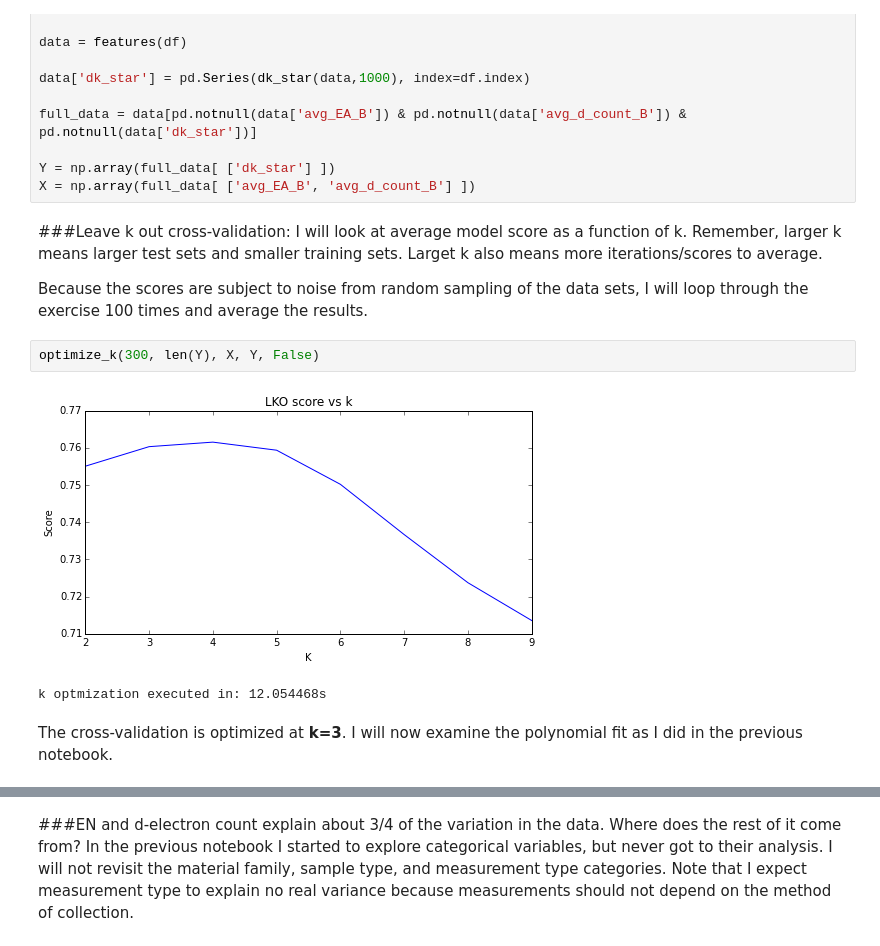
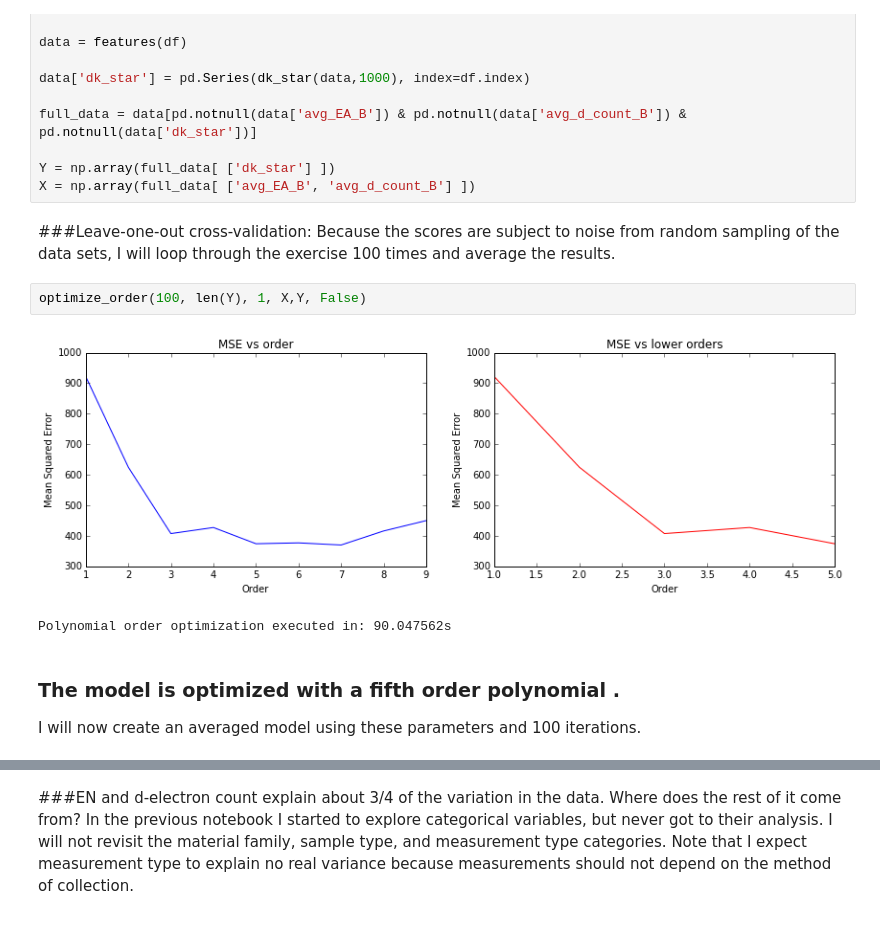
Before and after one commit to alex-miller-0/masters_notebooks, a Jupyter notebook: python/2_leave_k_out_3_categories.ipynb, the cells around one changed output, grey strips where cells are left out. Saved outputs shown, nothing was run; the diff lists cells and outputs as text.

```diff
--- a/python/2_leave_k_out_3_categories.ipynb
+++ b/python/2_leave_k_out_3_categories.ipynb
@@ -28,15 +28,14 @@ full_data = data[pd.notnull(data['avg_EA_B']) & pd.notnull(data['avg_d_count_B']
 Y = np.array(full_data[ ['dk_star'] ])
 X = np.array(full_data[ ['avg_EA_B', 'avg_d_count_B'] ])
 # %% [markdown]
-###Leave k out cross-validation:
-I will look at average model score as a function of k. Remember, larger k means larger test sets and smaller training sets. Larget k also means more iterations/scores to average.
-
+###Leave-one-out cross-validation:
 Because the scores are subject to noise from random sampling of the data sets, I will loop through the exercise 100 times and average the results.
 # %%
-optimize_k(300, len(Y), X, Y, False)
+optimize_order(100, len(Y), 1, X,Y, False)
 # %% [output]
-[figure, old version]
+[figure, new version]
-k optmization executed in: 12.054468s
+Polynomial order optimization executed in: 90.047562s
-# %% [markdown]
-The cross-validation is optimized at **k=3**. I will now examine the polynomial fit as I did in the previous notebook.
+# %% [markdown]
+### The model is optimized with a fifth order polynomial .
+I will now create an averaged model using these parameters and 100 iterations.
 # %%
```
Also changed, not shown: parts of 28 cells of this notebook, 28 other files.
